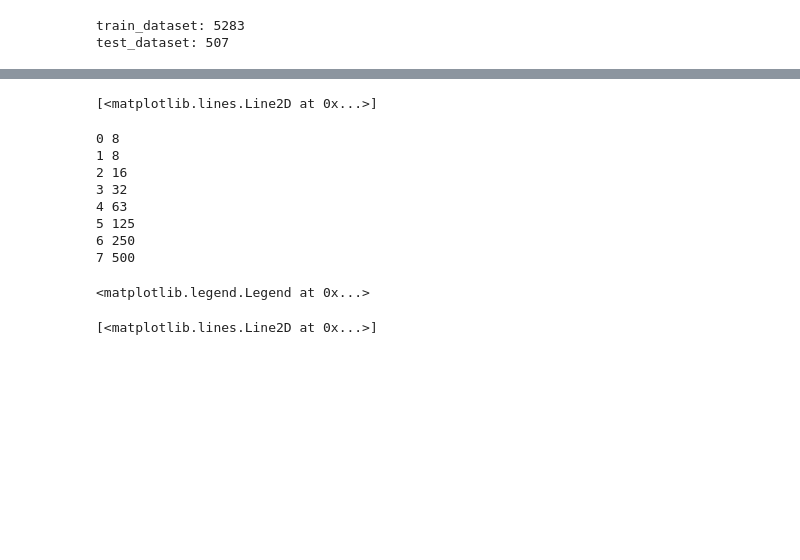
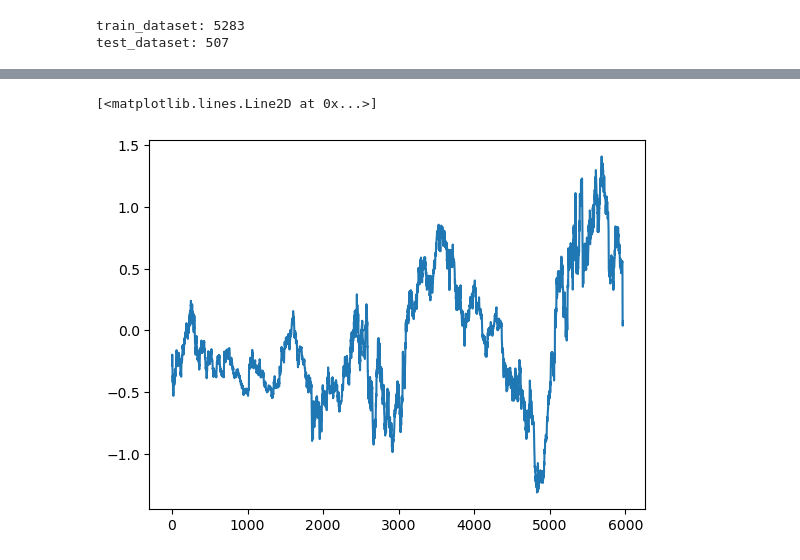
Before and after one commit to yyhhoi/yforseer, a Jupyter notebook: try.ipynb, the cells around one changed output, grey strips where cells are left out. Saved outputs shown, nothing was run; the diff lists cells and outputs as text; code cells hidden in the pictures; blank space fills up the shorter version.

```diff
--- a/try.ipynb
+++ b/try.ipynb
@@ -46,8 +40,0 @@ from yforseer.augmentation import add_stockprice_noise, AddNoise
-# %%
-load_array_pth = 'data/yahoo/artifacts/data_array.npz'
-data = torch.from_numpy(np.load(load_array_pth)['data']).to(torch.float32)
-
-# Augmentation function
-stds = torch.diff(data, dim=1).std(dim=1).numpy()
-# stds
-# stds = np.ones(37) * 0.01
@@ -146,7 +40,0 @@ ori_t = 60, this_t = 20, k = 3.0
-# %%
-cA_reconstructed = pywt.waverec([cA] + [None] * len(cD), 'db4')
-plt.plot(signal, label='Original Signal')
-
-plt.plot(cA_reconstructed, label='Approximation (cA) Reconstruction', alpha=0.7)
-# %% [output]
-[<matplotlib.lines.Line2D at 0x...>]
@@ -162,48 +41,7 @@ for i in range(len(cD)):
-# %%
-wavelet = 'db4'
-coeff = pywt.wavedec(x, wavelet, mode="per")
-
-for i in range(len(coeff)):
-    print(i, len(coeff[i]))
-
-rec_coeff = [coeff[i] for i in range(len(coeff))]
-
-# rec_coeff[-1] = rec_coeff[-1]/10
-
-reconstructed_signal = pywt.waverec(rec_coeff, wavelet, mode="per" )
-# %% [output]
-0 8
-1 8
-2 16
-3 32
-4 63
-5 125
-6 250
-7 500
-# %%
-from copy import deepcopy
-
-
-fig, ax = plt.subplots()
-ax.plot(reconstructed_signal, label='All coeff')
-
-for i in range(8):
-    coeff_half = deepcopy(coeff)
-    coeff_half[1][i:] = 0
-
-    reconstructed_signal2 = pywt.waverec(coeff_half, wavelet, mode="per" )
-
-    ax.plot(reconstructed_signal2, label='i=%d'%i)
-
-ax.legend()
-# %% [output]
-<matplotlib.legend.Legend at 0x...>
-# %%
-# pywt.upcoef('d', coeff[7], 'db4', level=1) +
-direct_recon = pywt.upcoef('a', coeff[0], 'db4', level=6)
-
-plt.plot(reconstructed_signal)
-plt.plot(direct_recon)
-# %% [output]
-[<matplotlib.lines.Line2D at 0x...>]
+# %%
+data2 = (data - data.mean(dim=0, keepdim=True)) / data.std(dim=0, keepdim=True)
+plt.plot(data2[0, :])
+# %% [output]
+[<matplotlib.lines.Line2D at 0x...>]
+[figure, added]
 # %%
```
Also changed, not shown: parts of 25 cells of this notebook, 2 other files.
